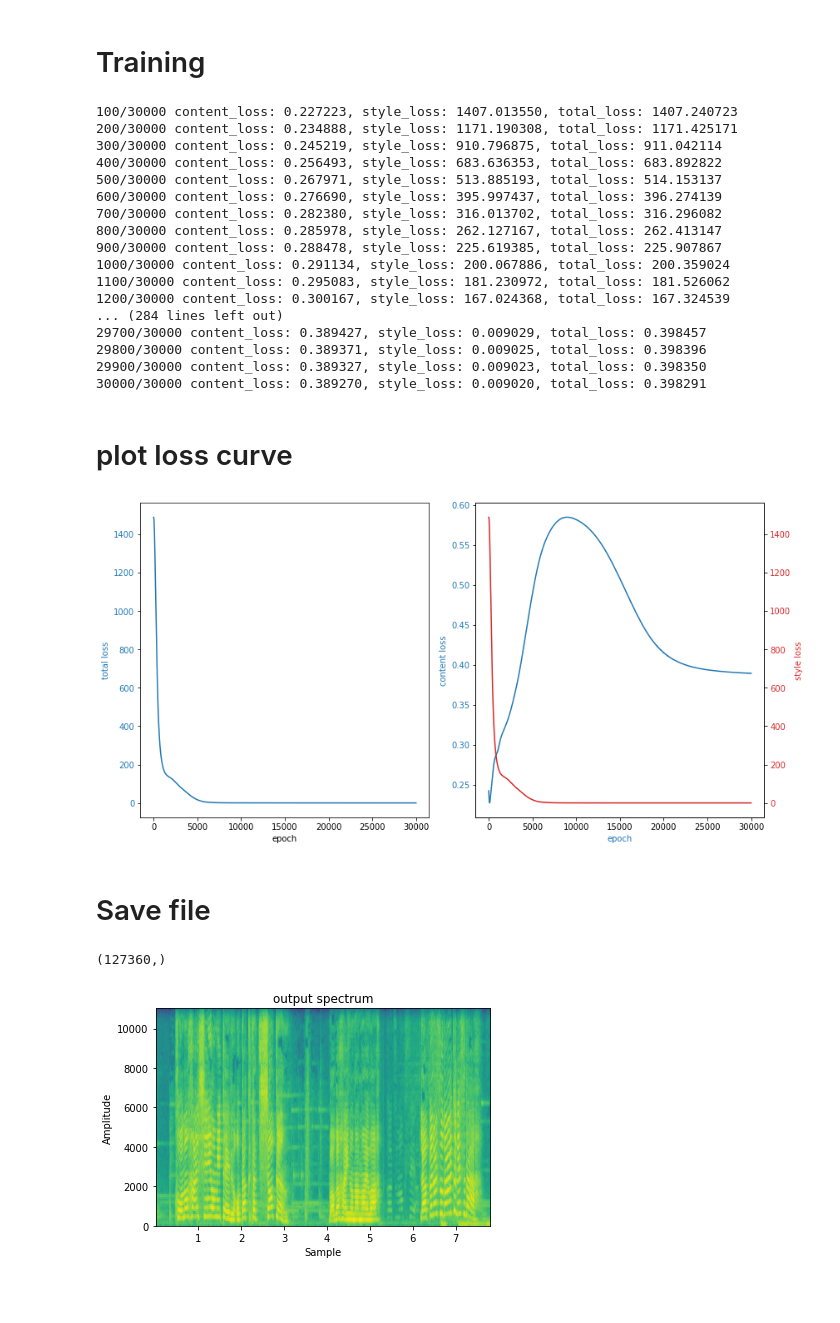
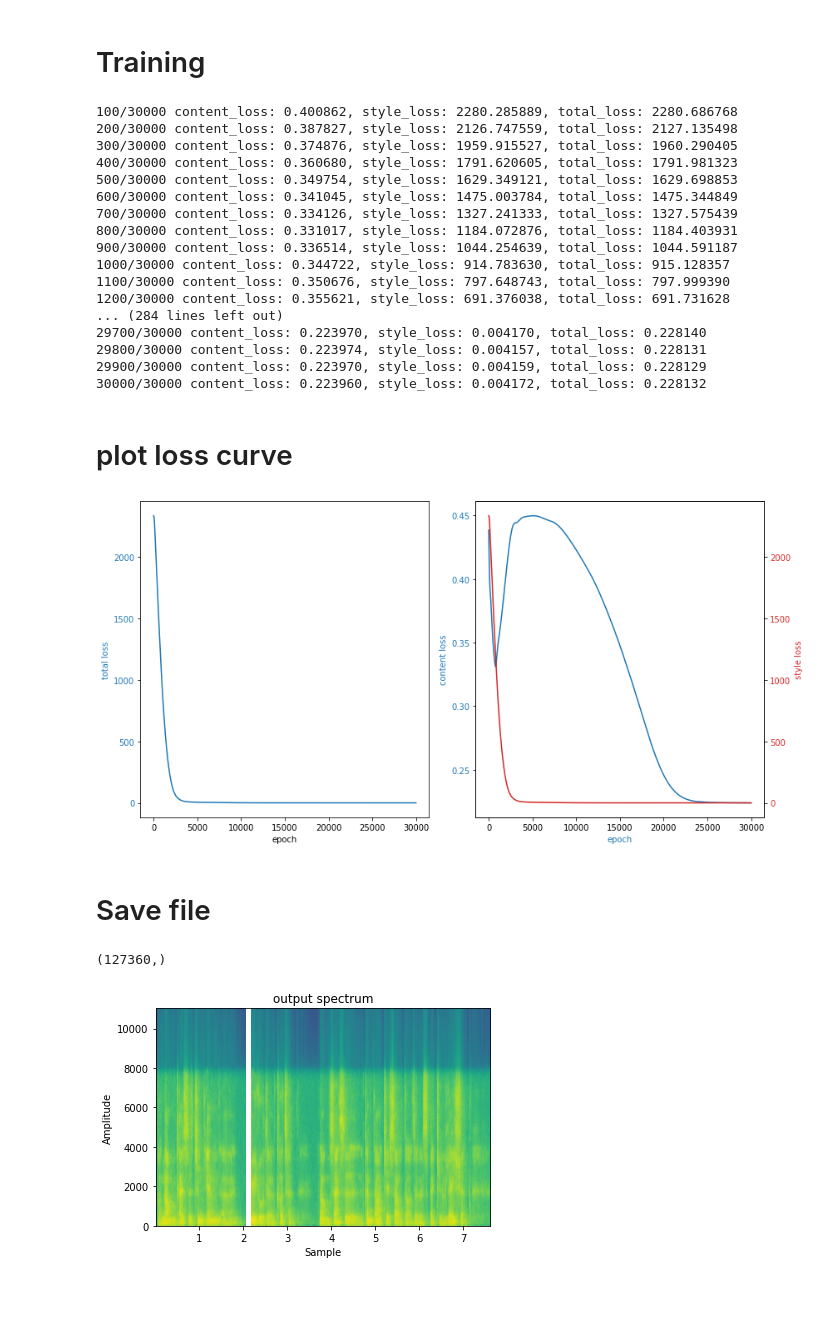
Before and after one commit to mmi366127/2022-Intro-to-AI-final-project, a Jupyter notebook: randomCNN.ipynb, the cells around one changed output. Drawn from its saved outputs; the diff is of its cells as text; code cells hidden in the pictures.

```diff
--- a/randomCNN.ipynb
+++ b/randomCNN.ipynb
@@ -1,14 +1,14 @@
 # %%
 import torch
 
-# CONTENT_FILE = './input/clp/small1_5second.wav'
-# STYLE_FILE = './input/laplus/5second.wav'
-CONTENT_FILE = './input/boy/input_boy.wav'
-STYLE_FILE = './input/girl/input_girl.wav'
+CONTENT_FILE = './input/clp/small1_5second.wav'
+STYLE_FILE = './input/lyiran/lyiran_7second.wav'
+# CONTENT_FILE = './input/boy/input_boy.wav'
+# STYLE_FILE = './input/girl/input_girl.wav'
 learning_rate = 0.0005
 
 content_weight = 10.0
-style_weight = 1.0
+style_weight = 3.0
 
 
 print_period = 100
@@ -109,23 +109,23 @@ for epoch in range(1, max_epochs + 1):
 
 gen_spectrum = a_G_var.cpu().data.numpy().squeeze()
 # %% [output]
-100/30000 content_loss: 0.227223, style_loss: 1407.013550, total_loss: 1407.240723
-200/30000 content_loss: 0.234888, style_loss: 1171.190308, total_loss: 1171.425171
-300/30000 content_loss: 0.245219, style_loss: 910.796875, total_loss: 911.042114
-400/30000 content_loss: 0.256493, style_loss: 683.636353, total_loss: 683.892822
-500/30000 content_loss: 0.267971, style_loss: 513.885193, total_loss: 514.153137
-600/30000 content_loss: 0.276690, style_loss: 395.997437, total_loss: 396.274139
-700/30000 content_loss: 0.282380, style_loss: 316.013702, total_loss: 316.296082
-800/30000 content_loss: 0.285978, style_loss: 262.127167, total_loss: 262.413147
-900/30000 content_loss: 0.288478, style_loss: 225.619385, total_loss: 225.907867
-1000/30000 content_loss: 0.291134, style_loss: 200.067886, total_loss: 200.359024
-1100/30000 content_loss: 0.295083, style_loss: 181.230972, total_loss: 181.526062
-1200/30000 content_loss: 0.300167, style_loss: 167.024368, total_loss: 167.324539
+100/30000 content_loss: 0.400862, style_loss: 2280.285889, total_loss: 2280.686768
+200/30000 content_loss: 0.387827, style_loss: 2126.747559, total_loss: 2127.135498
+300/30000 content_loss: 0.374876, style_loss: 1959.915527, total_loss: 1960.290405
+400/30000 content_loss: 0.360680, style_loss: 1791.620605, total_loss: 1791.981323
+500/30000 content_loss: 0.349754, style_loss: 1629.349121, total_loss: 1629.698853
+600/30000 content_loss: 0.341045, style_loss: 1475.003784, total_loss: 1475.344849
+700/30000 content_loss: 0.334126, style_loss: 1327.241333, total_loss: 1327.575439
+800/30000 content_loss: 0.331017, style_loss: 1184.072876, total_loss: 1184.403931
+900/30000 content_loss: 0.336514, style_loss: 1044.254639, total_loss: 1044.591187
+1000/30000 content_loss: 0.344722, style_loss: 914.783630, total_loss: 915.128357
+1100/30000 content_loss: 0.350676, style_loss: 797.648743, total_loss: 797.999390
+1200/30000 content_loss: 0.355621, style_loss: 691.376038, total_loss: 691.731628
 ... (284 lines left out)
-29700/30000 content_loss: 0.389427, style_loss: 0.009029, total_loss: 0.398457
-29800/30000 content_loss: 0.389371, style_loss: 0.009025, total_loss: 0.398396
-29900/30000 content_loss: 0.389327, style_loss: 0.009023, total_loss: 0.398350
-30000/30000 content_loss: 0.389270, style_loss: 0.009020, total_loss: 0.398291
+29700/30000 content_loss: 0.223970, style_loss: 0.004170, total_loss: 0.228140
+29800/30000 content_loss: 0.223974, style_loss: 0.004157, total_loss: 0.228131
+29900/30000 content_loss: 0.223970, style_loss: 0.004159, total_loss: 0.228129
+30000/30000 content_loss: 0.223960, style_loss: 0.004172, total_loss: 0.228132
 # %% [markdown]
 # plot loss curve
 # %%
@@ -133,24 +133,24 @@ from utils import plot_curve
 
 plot_curve(content_losses, style_losses, losses, same_y_scale=False)
 # %% [output]
-[figure, old version]
+[figure, new version]
 # %% [markdown]
 # Save file
 # %%
 
 from utils import writeFile, plot_spectrogram_with_raw_signal
 from RandomCNN.processing import spectrum2wav, sampleRate
 import os
 
-filename = 'randomCNN2.wav'
+filename = 'randomCNN3.wav'
 
 x = spectrum2wav(gen_spectrum)
 print(x.shape)
 
 writeFile(os.path.join('./output/', filename), x, sampleRate)
 plot_spectrogram_with_raw_signal(x_style, sampleRate, 'output spectrum')
 # %% [output]
 (127360,)
-[figure, old version]
+[figure, new version]
 # %% [markdown]
 #
```
Also changed, not shown: parts of 1 cell of this notebook, 3 other files.
